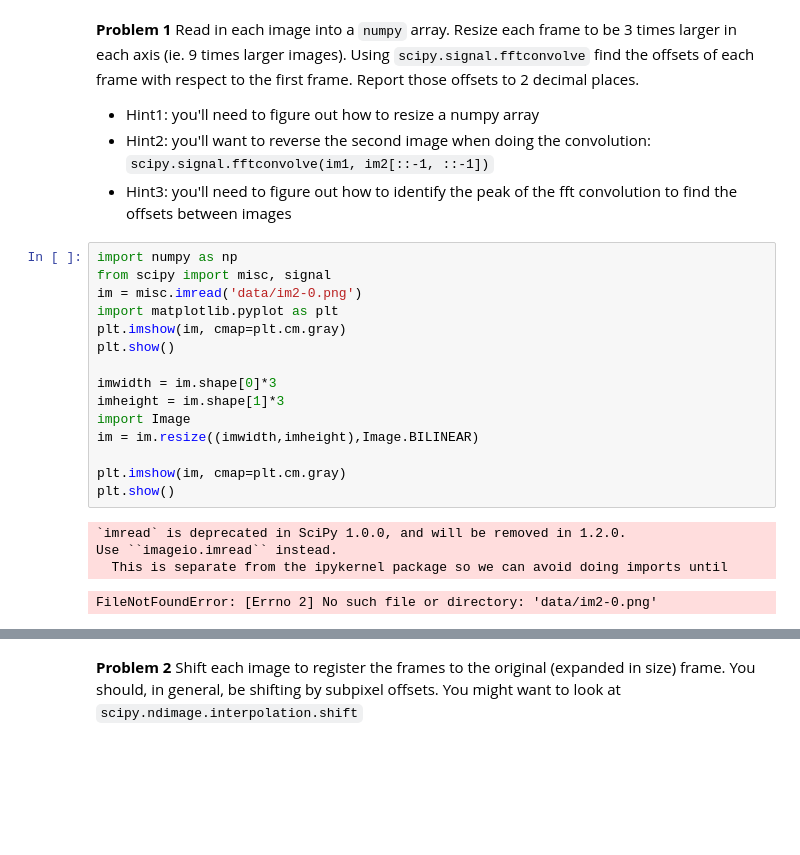
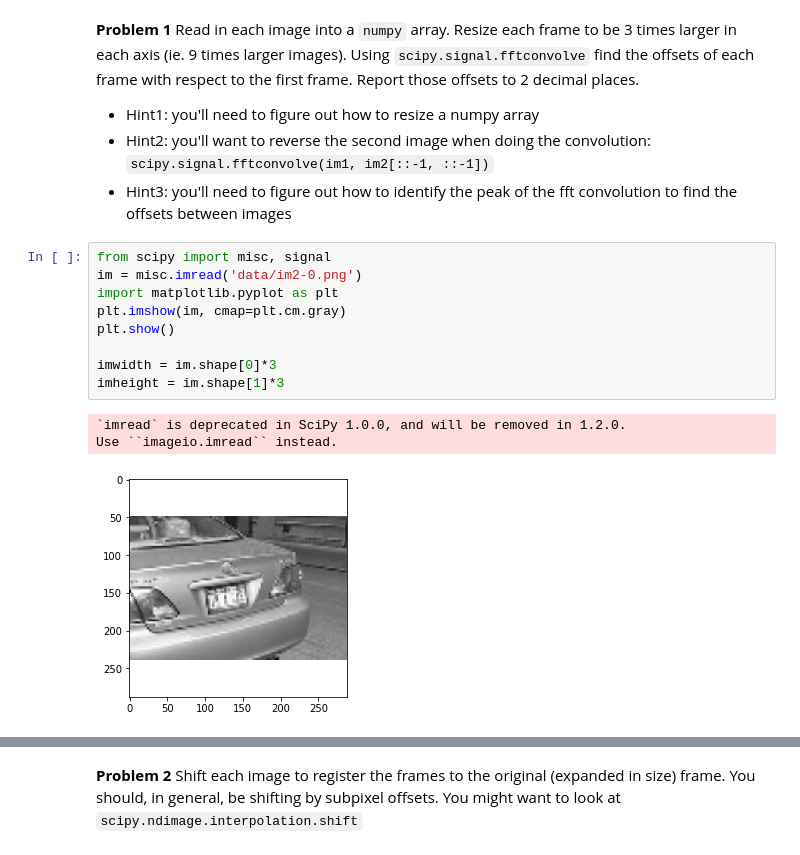
Before and after one commit to thomascarey/carey-ay250-homework, a Jupyter notebook: hw_1/hw_1_assignment.ipynb, the cells around one changed output, grey strips where cells are left out. Cells and saved outputs as stored; diff of their text form; blank space fills up the shorter version.

```diff
--- a/hw_1/hw_1_assignment.ipynb
+++ b/hw_1/hw_1_assignment.ipynb
@@ -69,22 +69,15 @@ tar -xvzf homework1_data.tgz  # do NOT check this files into git...
    - Hint2: you'll want to reverse the second image when doing the convolution: `scipy.signal.fftconvolve(im1, im2[::-1, ::-1])`
    - Hint3: you'll need to figure out how to identify the peak of the fft convolution to find the offsets between images
 # %%
-import numpy as np
 from scipy import misc, signal
 im = misc.imread('data/im2-0.png')
 import matplotlib.pyplot as plt
 plt.imshow(im, cmap=plt.cm.gray)
 plt.show()
 
 imwidth = im.shape[0]*3
 imheight = im.shape[1]*3
-import Image
-im = im.resize((imwidth,imheight),Image.BILINEAR)
-
-plt.imshow(im, cmap=plt.cm.gray)
-plt.show()
 # %% [output]
 `imread` is deprecated in SciPy 1.0.0, and will be removed in 1.2.0.
 Use ``imageio.imread`` instead.
-  This is separate from the ipykernel package so we can avoid doing imports until
-FileNotFoundError: [Errno 2] No such file or directory: 'data/im2-0.png'
+[figure, added]
```
Also changed, not shown: parts of 1 cell of this notebook.
